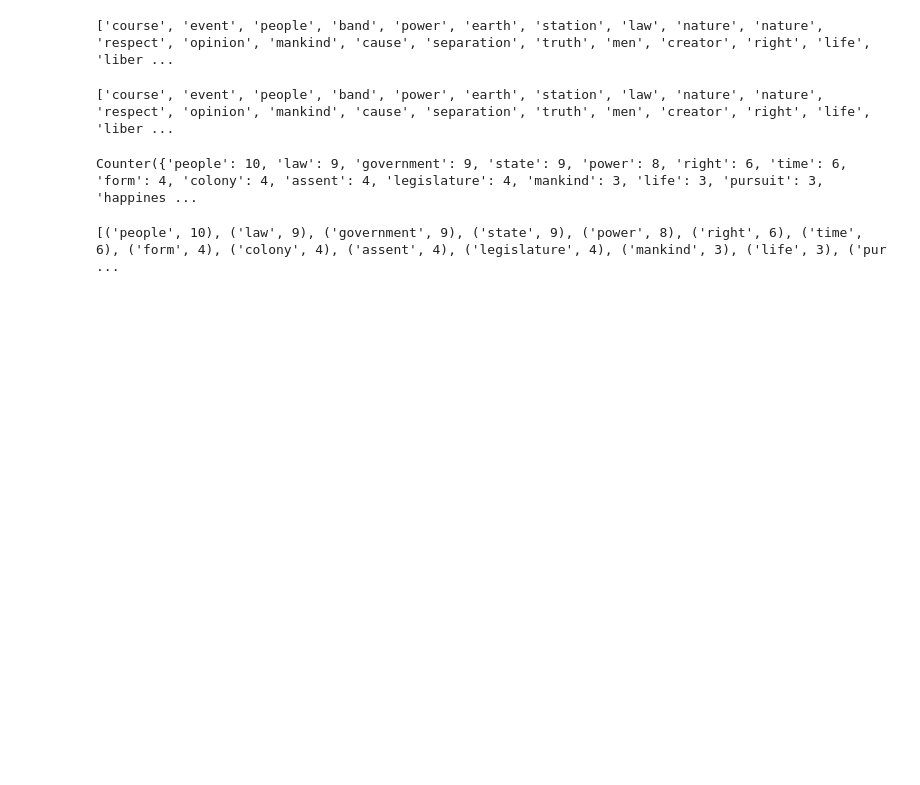
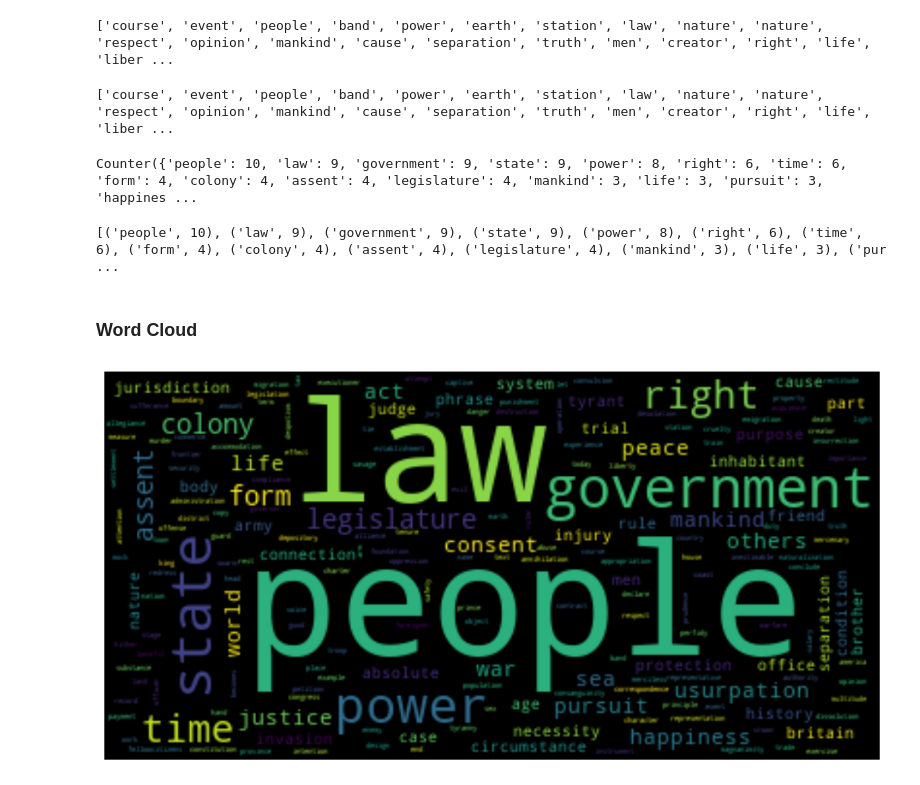
Before and after one commit to LeeHosik/Python-Study, a Jupyter notebook: DataAnalysis/Note/14.영문WordCloud.ipynb, the cells around one changed output. Cells and saved outputs as stored; diff of their text form; code cells hidden in the pictures; blank space fills up the shorter version.

```diff
--- a/DataAnalysis/Note/14.영문WordCloud.ipynb
+++ b/DataAnalysis/Note/14.영문WordCloud.ipynb
@@ -131,3 +131,5 @@ k = 20
 print(c.most_common(k)) #상위 20개만 뽑는것
 # %% [output]
 [('people', 10), ('law', 9), ('government', 9), ('state', 9), ('power', 8), ('right', 6), ('time', 6), ('form', 4), ('colony', 4), ('assent', 4), ('legislature', 4), ('mankind', 3), ('life', 3), ('pur ...
+# %% [markdown]
+### Word Cloud
@@ -133,0 +140,16 @@ print(c.most_common(k)) #상위 20개만 뽑는것
+# %%
+noun_text = ''
+for word in final_NN_words:
+    noun_text = noun_text + ' ' + word # wordcloud는 list를 몰라서 띄어쓰기를 붙여서 String 하나 쭉 만들어 준거임
+wordcloud = WordCloud(
+    max_font_size = 80, # 제일 많이 사용한 단어의 최대 크기
+    relative_scaling = .9 # 0.5씩 작게 줄여가는거임
+).generate(noun_text)
+
+
+plt.figure(figsize=(12,10))
+plt.imshow(wordcloud, interpolation='bilinear')
+plt.axis('off')
+plt.show()
+# %% [output]
+[figure, added]
```
Also changed, not shown: parts of 1 cell of this notebook, 34 other files.
